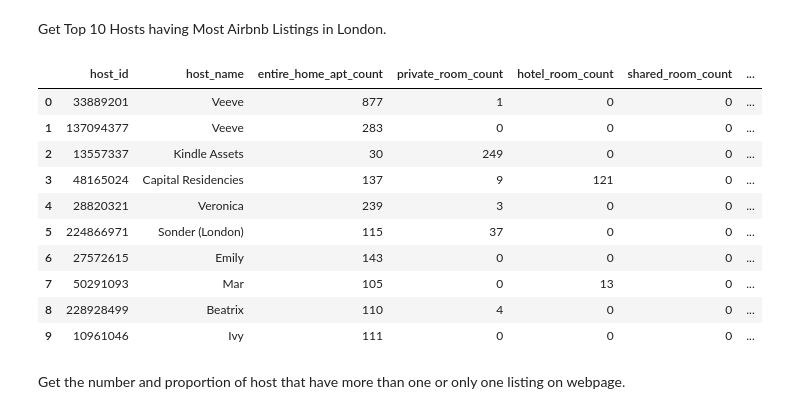
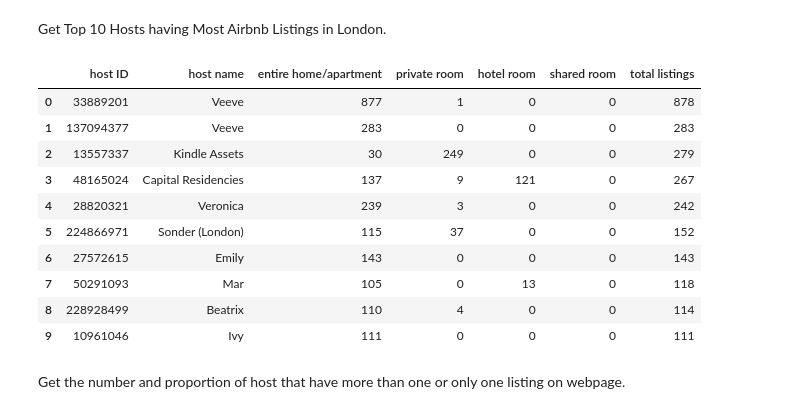
Before and after one commit to LingruFeng/i2p_assessment3, a Jupyter notebook: i2p_assessment3.ipynb, the cells around one changed output. Saved outputs shown, nothing was run; the diff lists cells and outputs as text; code cells hidden in the pictures.

```diff
--- a/i2p_assessment3.ipynb
+++ b/i2p_assessment3.ipynb
@@ -278,19 +278,20 @@ Get Top 10 Hosts having Most Airbnb Listings in London.
 # %%
 df_host_most=df_host.sort_values(axis = 0,ascending = False,by = 'host_listing_sum').head(10).reset_index()
 df_host_most.drop(columns='index', axis=1,inplace=True)
+df_host_most.columns = ["host ID","host name","entire home/apartment","private room","hotel room","shared room","total listings"]
 df_host_most
 # %% [output]
-|  | host_id | host_name | entire_home_apt_count | private_room_count | hotel_room_count | shared_room_count | ... |
-| 0 | 33889201 | Veeve | 877 | 1 | 0 | 0 | ... |
-| 1 | 137094377 | Veeve | 283 | 0 | 0 | 0 | ... |
-| 2 | 13557337 | Kindle Assets | 30 | 249 | 0 | 0 | ... |
-| 3 | 48165024 | Capital Residencies | 137 | 9 | 121 | 0 | ... |
-| 4 | 28820321 | Veronica | 239 | 3 | 0 | 0 | ... |
-| 5 | 224866971 | Sonder (London) | 115 | 37 | 0 | 0 | ... |
-| 6 | 27572615 | Emily | 143 | 0 | 0 | 0 | ... |
-| 7 | 50291093 | Mar | 105 | 0 | 13 | 0 | ... |
-| 8 | 228928499 | Beatrix | 110 | 4 | 0 | 0 | ... |
-| 9 | 10961046 | Ivy | 111 | 0 | 0 | 0 | ... |
+|  | host ID | host name | entire home/apartment | private room | hotel room | shared room | total listings |
+| 0 | 33889201 | Veeve | 877 | 1 | 0 | 0 | 878 |
+| 1 | 137094377 | Veeve | 283 | 0 | 0 | 0 | 283 |
+| 2 | 13557337 | Kindle Assets | 30 | 249 | 0 | 0 | 279 |
+| 3 | 48165024 | Capital Residencies | 137 | 9 | 121 | 0 | 267 |
+| 4 | 28820321 | Veronica | 239 | 3 | 0 | 0 | 242 |
+| 5 | 224866971 | Sonder (London) | 115 | 37 | 0 | 0 | 152 |
+| 6 | 27572615 | Emily | 143 | 0 | 0 | 0 | 143 |
+| 7 | 50291093 | Mar | 105 | 0 | 13 | 0 | 118 |
+| 8 | 228928499 | Beatrix | 110 | 4 | 0 | 0 | 114 |
+| 9 | 10961046 | Ivy | 111 | 0 | 0 | 0 | 111 |
 # %% [markdown]
 Get the number and proportion of host that have more than one or only one listing on webpage.
 # %%
```
Also changed, not shown: parts of 1 cell of this notebook.
